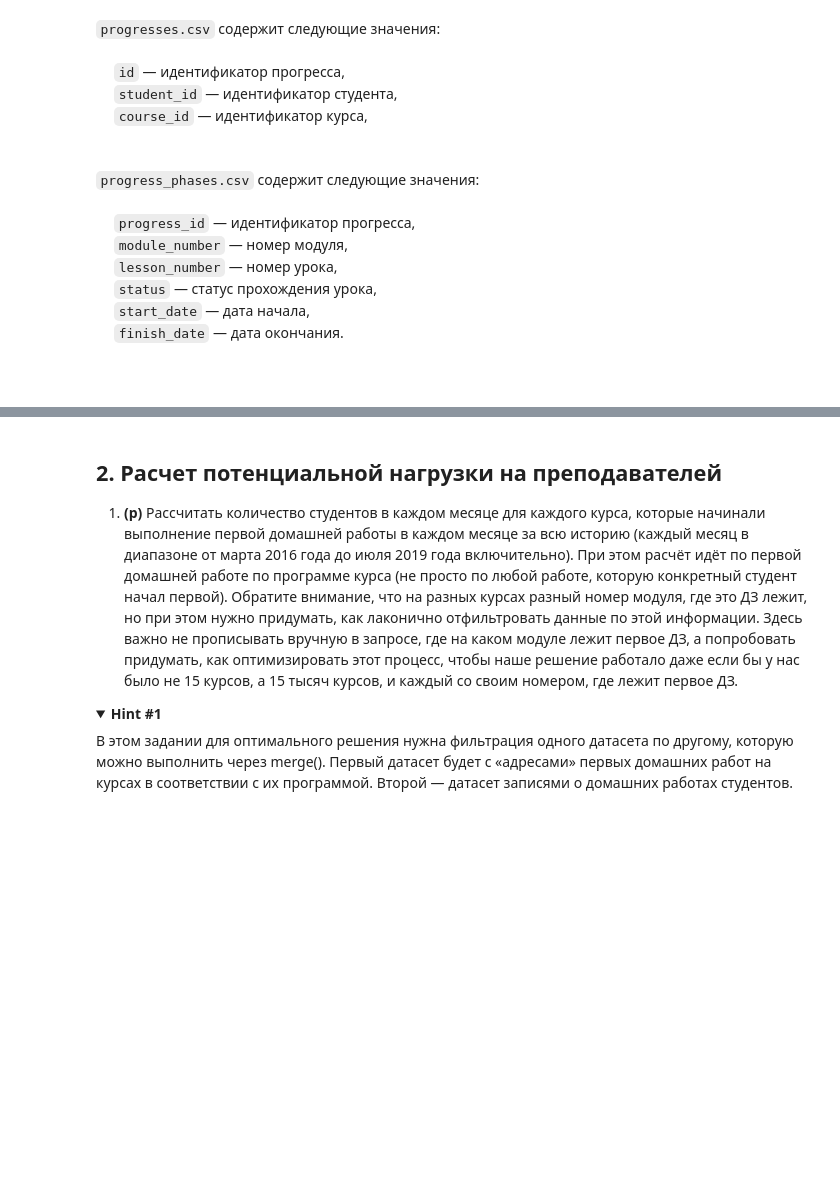
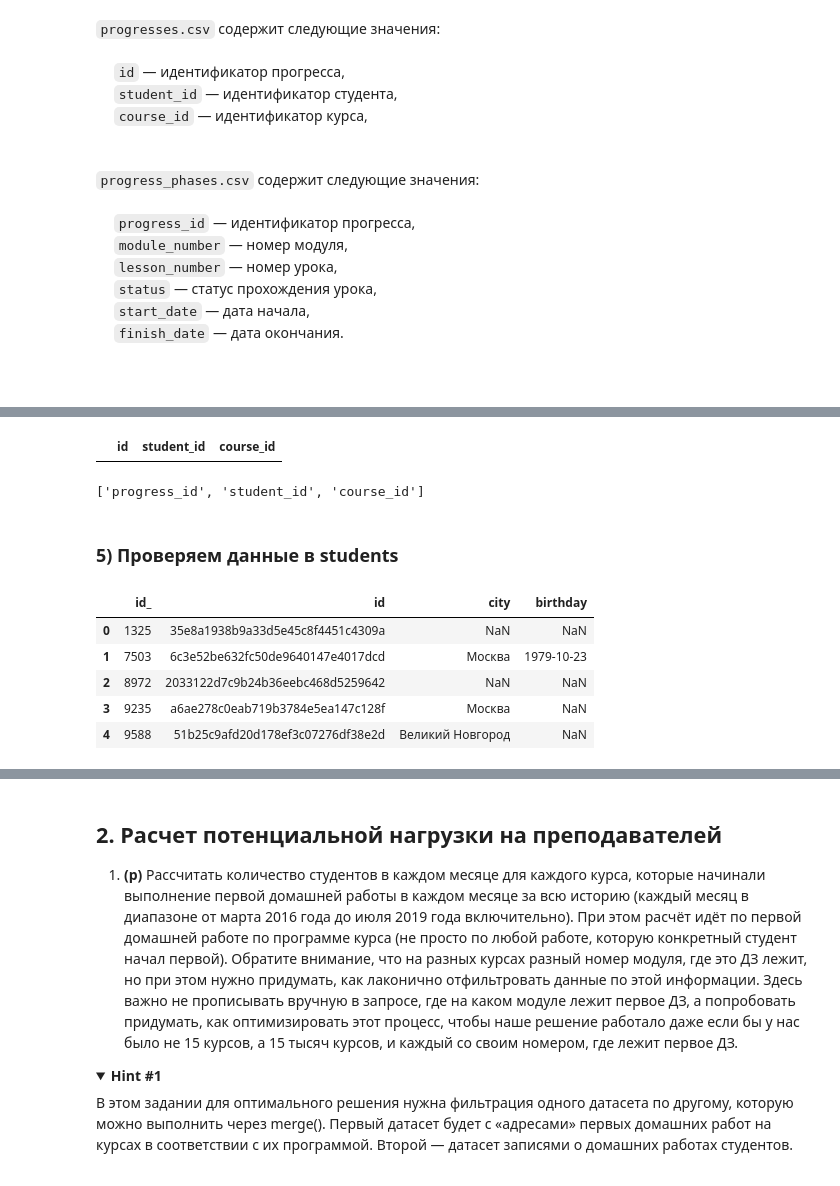
Before and after one commit to user-samir/practical_work_1, a Jupyter notebook: Coursework_analytics_1_ipynb__upd.ipynb, the cells around one changed output, grey strips where cells are left out. Drawn from its saved outputs; the diff is of its cells as text; code cells hidden in the pictures; folded sections open; blank space fills up the shorter version.

```diff
--- a/Coursework_analytics_1_ipynb__upd.ipynb
+++ b/Coursework_analytics_1_ipynb__upd.ipynb
@@ -110,0 +247,4 @@ _____________________________________________________________________
+# %%
+progresses_df[progresses_df.duplicated()]
+# %% [output]
+|  | id | student_id | course_id |
@@ -110,0 +253,16 @@ _____________________________________________________________________
+# %%
+list(progresses_df)
+# %% [output]
+['progress_id', 'student_id', 'course_id']
+# %% [markdown]
+### 5) Проверяем данные в students
+# %%
+students_df = pd.read_csv('Data/students.csv')
+students_df.head()
+# %% [output]
+|  | id_ | id | city | birthday |
+| 0 | 1325 | 35e8a1938b9a33d5e45c8f4451c4309a | NaN | NaN |
+| 1 | 7503 | 6c3e52be632fc50de9640147e4017dcd | Москва | 1979-10-23 |
+| 2 | 8972 | 2033122d7c9b24b36eebc468d5259642 | NaN | NaN |
+| 3 | 9235 | a6ae278c0eab719b3784e5ea147c128f | Москва | NaN |
+| 4 | 9588 | 51b25c9afd20d178ef3c07276df38e2d | Великий Новгород | NaN |
```
Also changed, not shown: parts of 28 cells of this notebook.
